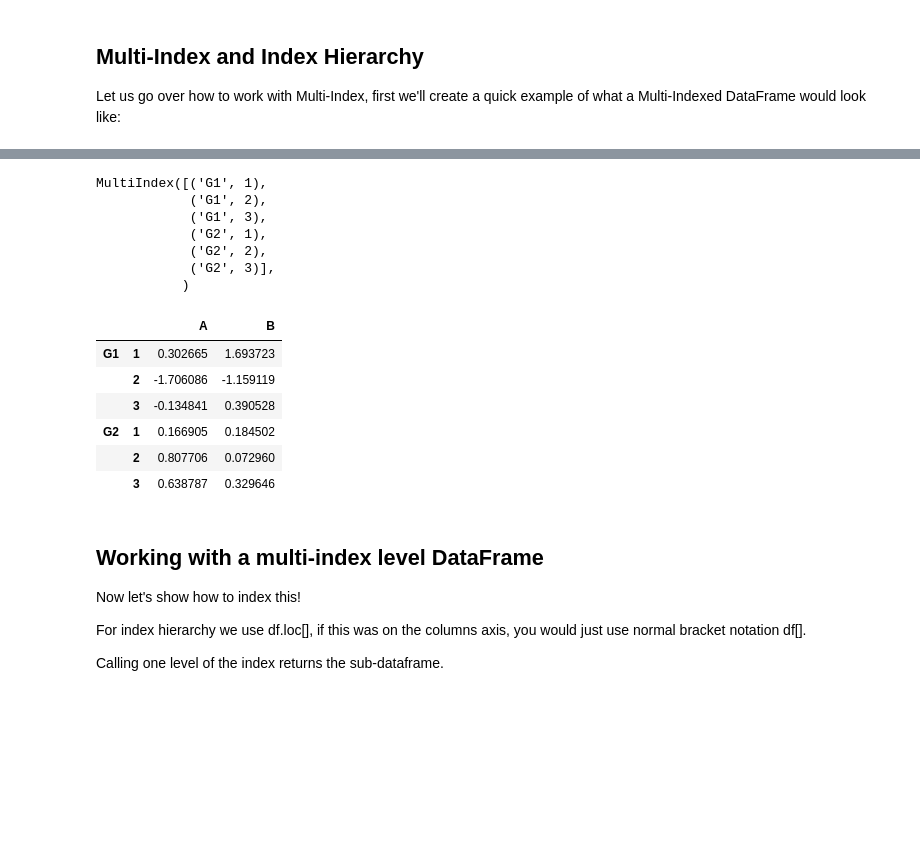
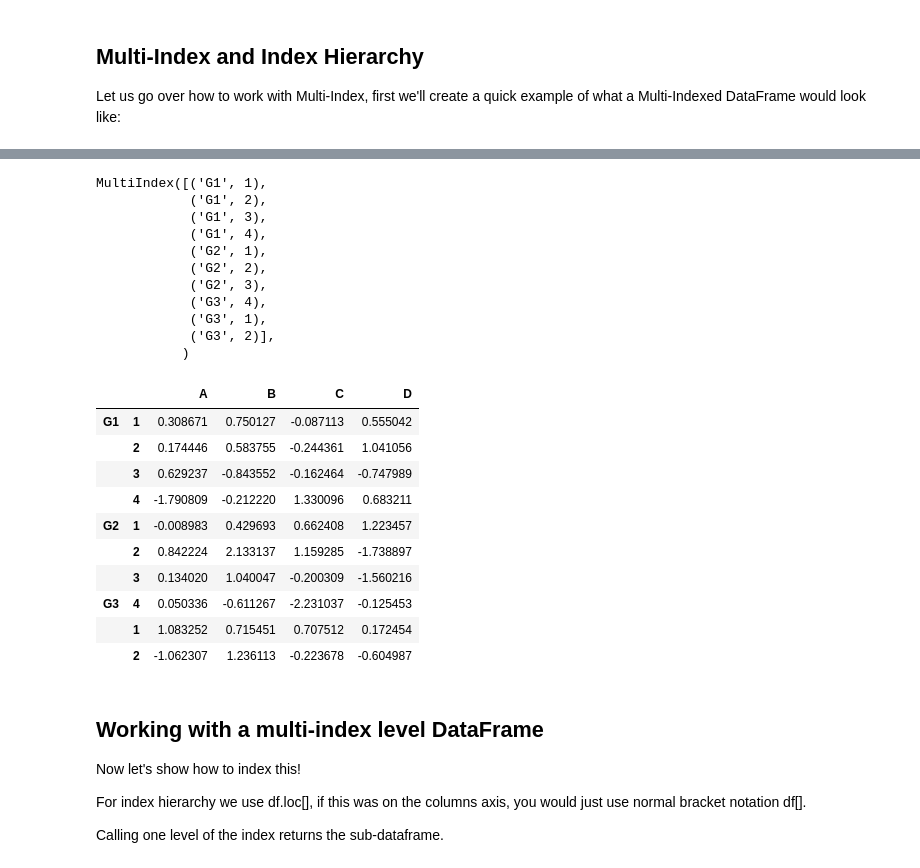
Before and after one commit to Kenneth-Macharia/Learning, a Jupyter notebook: Python/data_science_and_machine_learning/03-Python-for-Data-Analysis-Pandas/03-DataFrames.ipynb, the cells around one changed output, grey strips where cells are left out. Drawn from its saved outputs; the diff is of its cells as text; code cells hidden in the pictures; blank space fills up the shorter version.

```diff
--- a/Python/data_science_and_machine_learning/03-Python-for-Data-Analysis-Pandas/03-DataFrames.ipynb
+++ b/Python/data_science_and_machine_learning/03-Python-for-Data-Analysis-Pandas/03-DataFrames.ipynb
@@ -335,8 +338,8 @@ df
 Let us go over how to work with Multi-Index, first we'll create a quick example of what a Multi-Indexed DataFrame would look like:
 # %%
 # Index Levels
-outside = ['G1','G1','G1','G2','G2','G2']
-inside = [1,2,3,1,2,3]
-hier_index = list(zip(outside,inside))  # zip creates a list of tuples from the values of list
-hier_index
+outside = ['G1','G1','G1','G1','G2','G2','G2','G3','G3','G3']
+inside = [1,2,3,4,1,2,3,4,1,2]
+index_tup = list(zip(outside,inside))  # zip creates a list of tuples from the values of list
+index_tup
 # %% [output]
@@ -344,25 +356,33 @@ hier_index
 # %%
-hier_index = pd.MultiIndex.from_tuples(hier_index)
-hier_index  # multi-index
+hierachy_index = pd.MultiIndex.from_tuples(index_tup)
+hierachy_index  # multi-index
 # %% [output]
 MultiIndex([('G1', 1),
             ('G1', 2),
             ('G1', 3),
+            ('G1', 4),
             ('G2', 1),
             ('G2', 2),
-            ('G2', 3)],
+            ('G2', 3),
+            ('G3', 4),
+            ('G3', 1),
+            ('G3', 2)],
            )
 # %%
-df = pd.DataFrame(np.random.randn(6,2),index=hier_index,columns=['A','B'])
-df  # multi-level index DataFrame
+dfm = pd.DataFrame(np.random.randn(10,4),index=hierachy_index, columns=['A','B','C','D'])
+dfm  # multi-level index DataFrame
 # %% [output]
-|  |  | A | B |
-| G1 | 1 | 0.302665 | 1.693723 |
-|  | 2 | -1.706086 | -1.159119 |
-|  | 3 | -0.134841 | 0.390528 |
-| G2 | 1 | 0.166905 | 0.184502 |
-|  | 2 | 0.807706 | 0.072960 |
-|  | 3 | 0.638787 | 0.329646 |
+|  |  | A | B | C | D |
+| G1 | 1 | 0.308671 | 0.750127 | -0.087113 | 0.555042 |
+|  | 2 | 0.174446 | 0.583755 | -0.244361 | 1.041056 |
+|  | 3 | 0.629237 | -0.843552 | -0.162464 | -0.747989 |
+|  | 4 | -1.790809 | -0.212220 | 1.330096 | 0.683211 |
+| G2 | 1 | -0.008983 | 0.429693 | 0.662408 | 1.223457 |
+|  | 2 | 0.842224 | 2.133137 | 1.159285 | -1.738897 |
+|  | 3 | 0.134020 | 1.040047 | -0.200309 | -1.560216 |
+| G3 | 4 | 0.050336 | -0.611267 | -2.231037 | -0.125453 |
+|  | 1 | 1.083252 | 0.715451 | 0.707512 | 0.172454 |
+|  | 2 | -1.062307 | 1.236113 | -0.223678 | -0.604987 |
 # %% [markdown]
 ## Working with a multi-index level DataFrame
 
```
Also changed, not shown: parts of 50 cells of this notebook, 32 other files.
